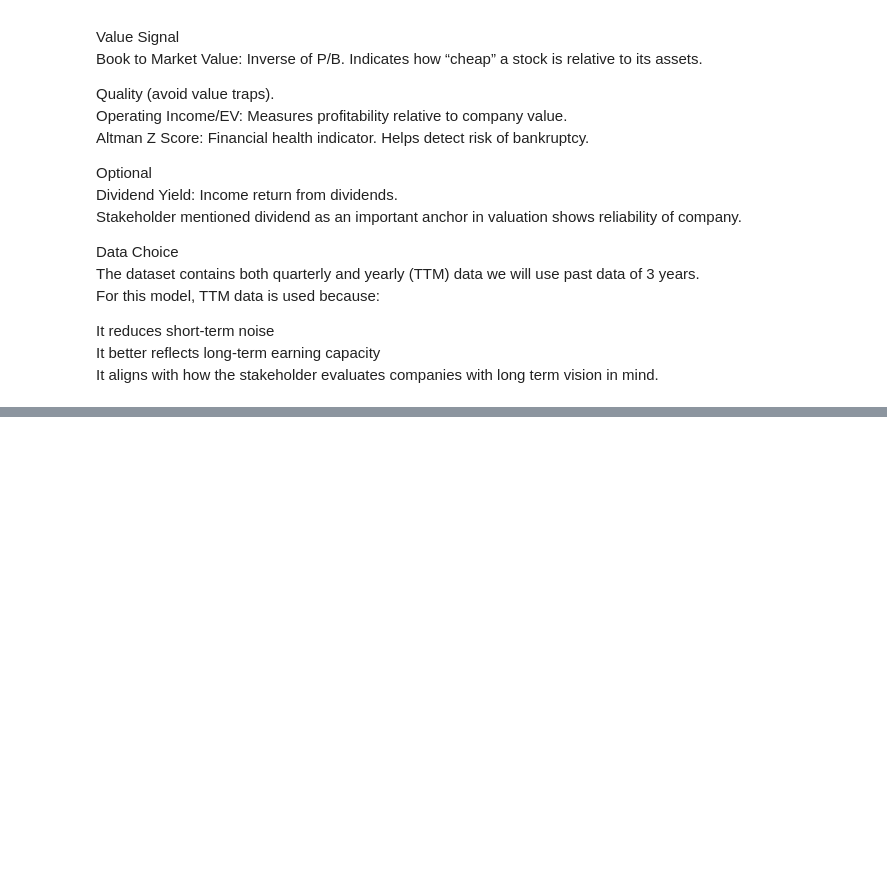
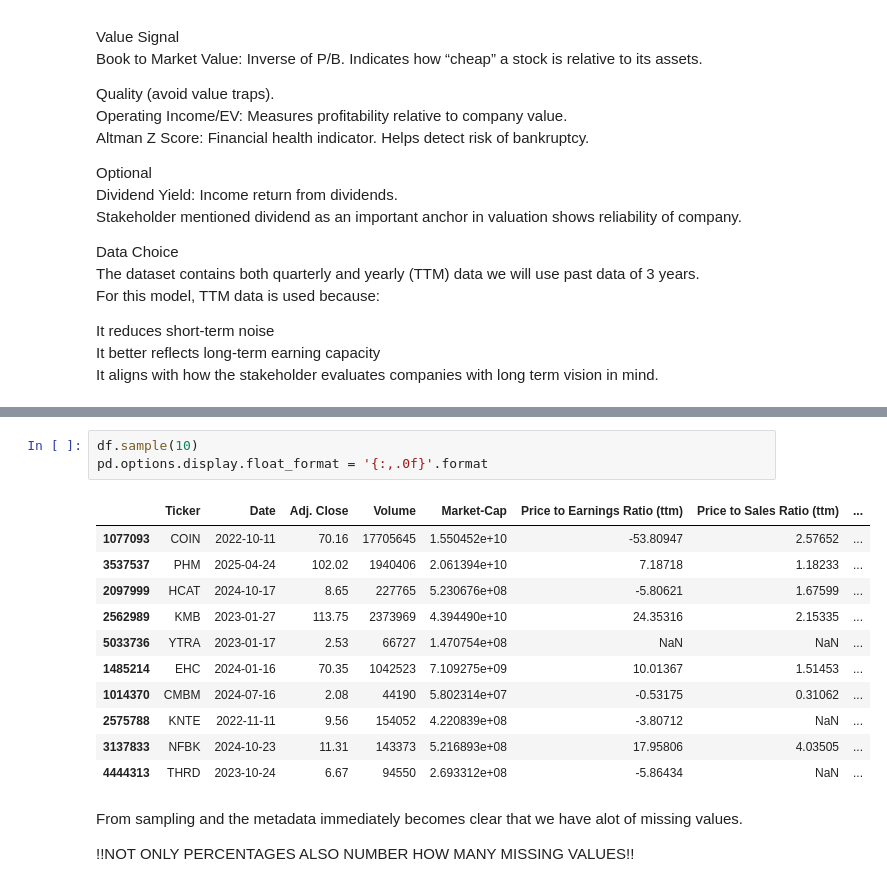
Before and after one commit to ayoub-lafhailat/Value-Investing, a Jupyter notebook: Value Investing Model.ipynb, the cells around one changed output, grey strips where cells are left out. Drawn from its saved outputs; the diff is of its cells as text; blank space fills up the shorter version.

```diff
--- a/Value Investing Model.ipynb
+++ b/Value Investing Model.ipynb
@@ -138,0 +170,19 @@ df.sample(10)
+# %%
+df.sample(10)
+pd.options.display.float_format = '{:,.0f}'.format
+# %% [output]
+|  | Ticker | Date | Adj. Close | Volume | Market-Cap | Price to Earnings Ratio (ttm) | Price to Sales Ratio (ttm) | ... |
+| 1077093 | COIN | 2022-10-11 | 70.16 | 17705645 | 1.550452e+10 | -53.80947 | 2.57652 | ... |
+| 3537537 | PHM | 2025-04-24 | 102.02 | 1940406 | 2.061394e+10 | 7.18718 | 1.18233 | ... |
+| 2097999 | HCAT | 2024-10-17 | 8.65 | 227765 | 5.230676e+08 | -5.80621 | 1.67599 | ... |
+| 2562989 | KMB | 2023-01-27 | 113.75 | 2373969 | 4.394490e+10 | 24.35316 | 2.15335 | ... |
+| 5033736 | YTRA | 2023-01-17 | 2.53 | 66727 | 1.470754e+08 | NaN | NaN | ... |
+| 1485214 | EHC | 2024-01-16 | 70.35 | 1042523 | 7.109275e+09 | 10.01367 | 1.51453 | ... |
+| 1014370 | CMBM | 2024-07-16 | 2.08 | 44190 | 5.802314e+07 | -0.53175 | 0.31062 | ... |
+| 2575788 | KNTE | 2022-11-11 | 9.56 | 154052 | 4.220839e+08 | -3.80712 | NaN | ... |
+| 3137833 | NFBK | 2024-10-23 | 11.31 | 143373 | 5.216893e+08 | 17.95806 | 4.03505 | ... |
+| 4444313 | THRD | 2023-10-24 | 6.67 | 94550 | 2.693312e+08 | -5.86434 | NaN | ... |
+# %% [markdown]
+From sampling and the metadata immediately becomes clear that we have alot of missing values.
+
+!!NOT ONLY PERCENTAGES ALSO NUMBER HOW MANY MISSING VALUES!!
```
Also changed, not shown: parts of 14 cells of this notebook.
